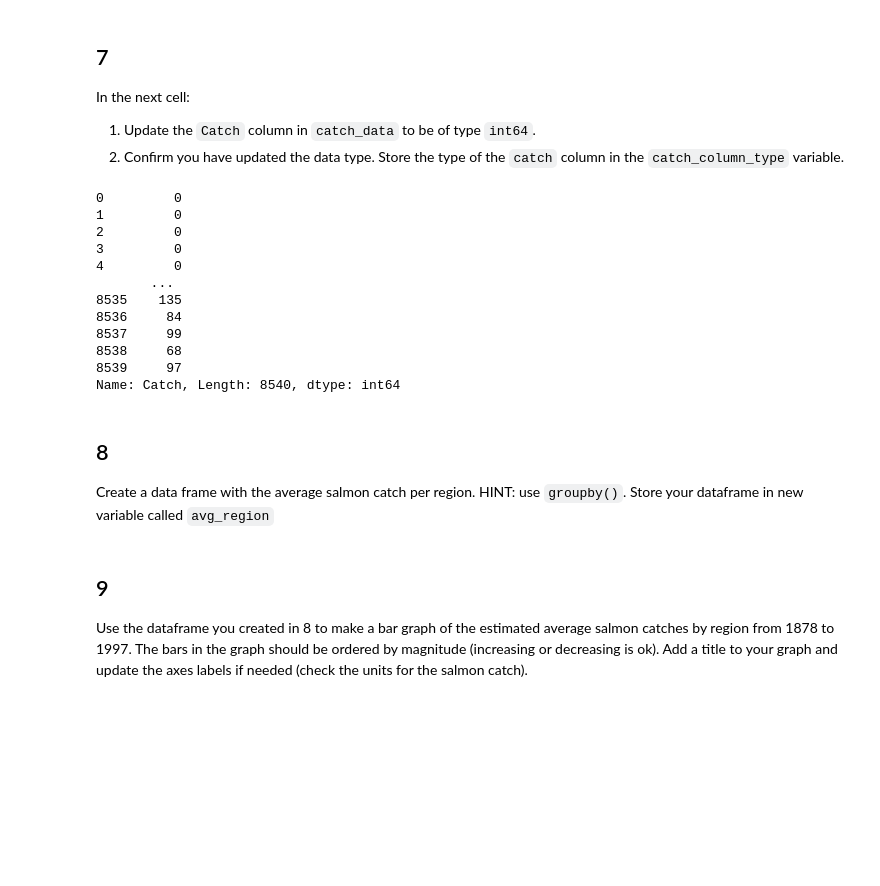
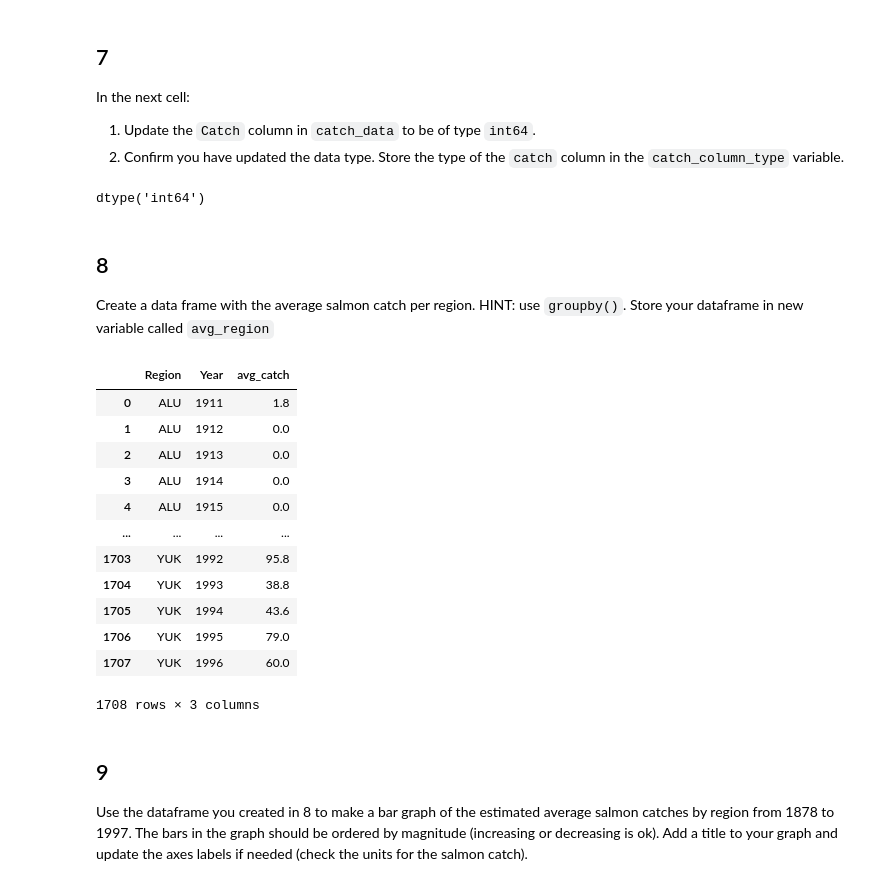
Before and after one commit to kpaya/eds220-hwk2, a Jupyter notebook: hwk2-task2-aqi-Paya.ipynb, the cells around one changed output. Drawn from its saved outputs; the diff is of its cells as text; code cells hidden in the pictures; blank space fills up the shorter version.

```diff
--- a/hwk2-task2-aqi-Paya.ipynb
+++ b/hwk2-task2-aqi-Paya.ipynb
@@ -239,19 +251,8 @@ In the next cell:
 # %%
-catch_column_type = catch_data['Catch'].astype('int64')
+catch_column_type = catch_data['Catch'].dtype
 catch_column_type
 # %% [output]
-0         0
-1         0
-2         0
-3         0
-4         0
-       ...
-8535    135
-8536     84
-8537     99
-8538     68
-8539     97
-Name: Catch, Length: 8540, dtype: int64
+dtype('int64')
 # %% [markdown]
 ## 8
 Create a data frame with the average salmon catch per region. HINT: use `groupby()`. Store your dataframe in new variable called `avg_region`
@@ -261,3 +259,28 @@ avg_region
+# %%
+# Average catch per region
+
+avg_region = (catch_data.groupby(['Region','Year'])
+              .Catch
+              .mean()
+              .rename("avg_catch")
+              .reset_index()
+)
+
+avg_region
+# %% [output]
+|  | Region | Year | avg_catch |
+| 0 | ALU | 1911 | 1.8 |
+| 1 | ALU | 1912 | 0.0 |
+| 2 | ALU | 1913 | 0.0 |
+| 3 | ALU | 1914 | 0.0 |
+| 4 | ALU | 1915 | 0.0 |
+| ... | ... | ... | ... |
+| 1703 | YUK | 1992 | 95.8 |
+| 1704 | YUK | 1993 | 38.8 |
+| 1705 | YUK | 1994 | 43.6 |
+| 1706 | YUK | 1995 | 79.0 |
+| 1707 | YUK | 1996 | 60.0 |
+1708 rows × 3 columns
 # %% [markdown]
 <!-- BEGIN QUESTION -->
 
```
Also changed, not shown: parts of 11 cells of this notebook.
